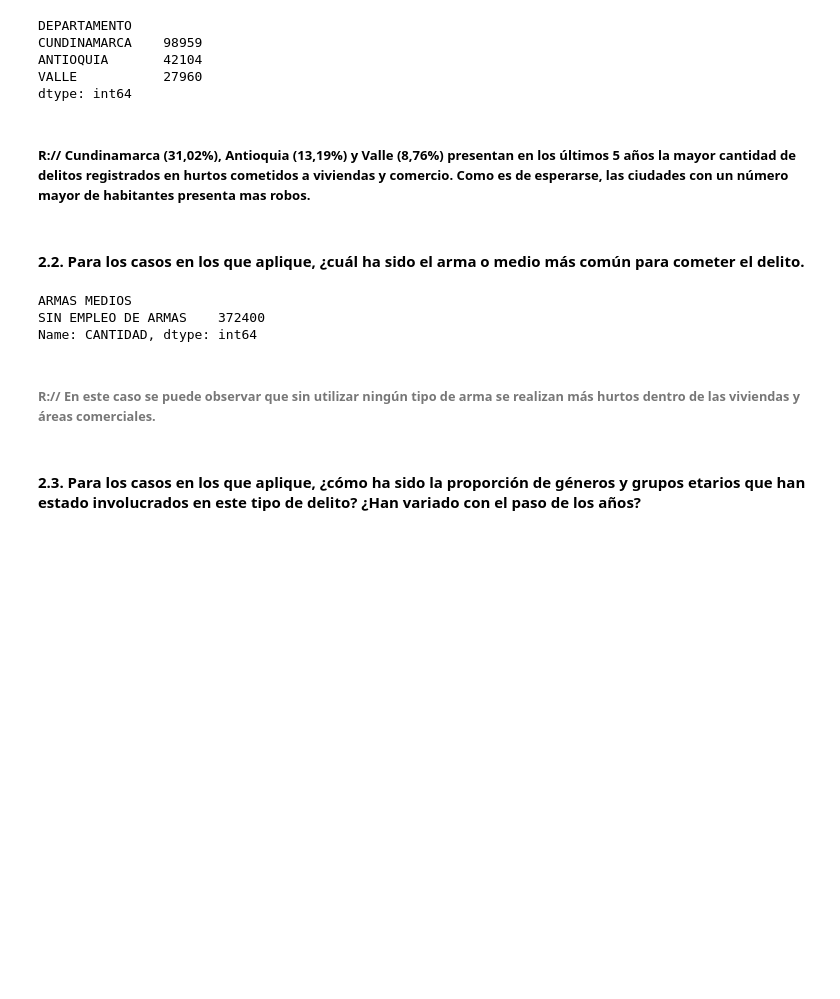
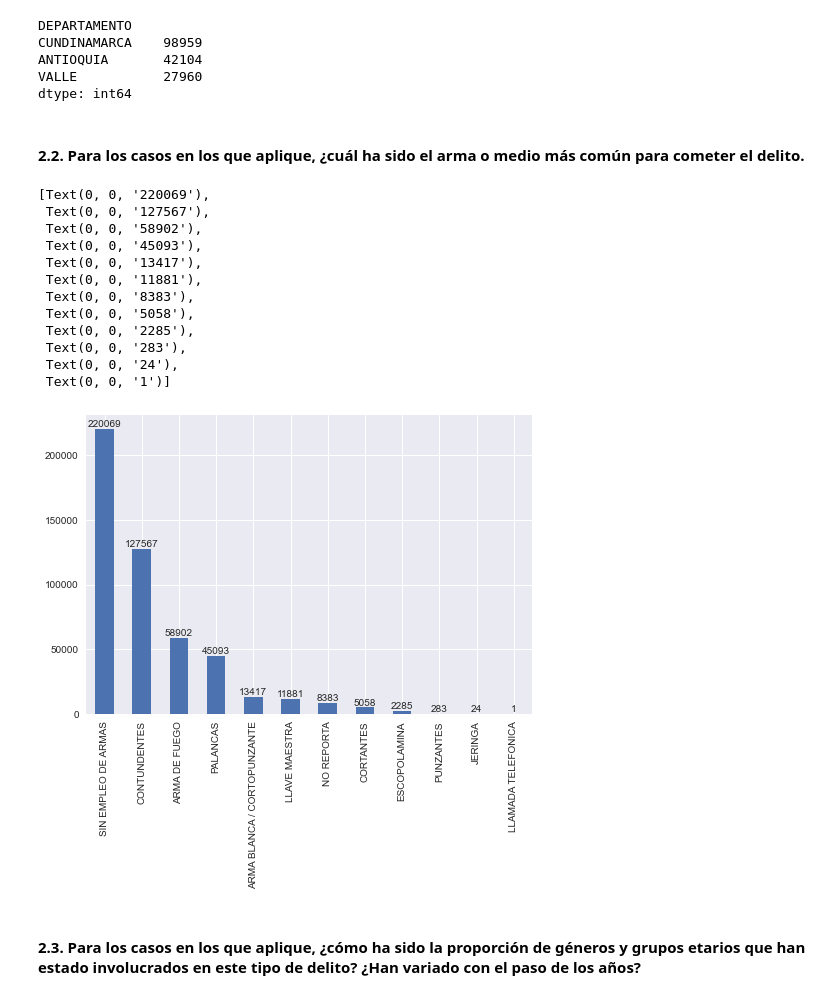
Before and after one commit to medina-al/GD_Taller_1, a Jupyter notebook: Punto 2/3. Hurto comercios y viviendas.ipynb, the cells around one changed output. Drawn from its saved outputs; the diff is of its cells as text; code cells hidden in the pictures; blank space fills up the shorter version.

```diff
--- a/Punto 2/3. Hurto comercios y viviendas.ipynb
+++ b/Punto 2/3. Hurto comercios y viviendas.ipynb
@@ -44,19 +44,28 @@ CUNDINAMARCA    98959
 ANTIOQUIA       42104
 VALLE           27960
 dtype: int64
-# %% [markdown]
-##### R:// Cundinamarca (31,02%), Antioquia (13,19%) y Valle (8,76%) presentan en los últimos 5 años la mayor cantidad de delitos registrados en  hurtos cometidos a viviendas y comercio. Como es de esperarse, las ciudades con un número mayor de habitantes presenta mas robos.
 # %% [markdown]
 #### 2.2. Para los casos en los que aplique, ¿cuál ha sido el arma o medio más común para cometer el delito.
 # %%
 ##Visualizamos aquellas armas-medios con las que más se cometen delitos
-comercio_df.groupby(['ARMAS MEDIOS'])['CANTIDAD'].apply(lambda x : x.astype(int).sum()).sort_values(ascending = False).head(1)
+armas_medios = comercio_df['ARMAS MEDIOS'].value_counts()
+armas_medios.sort_values(ascending=False,inplace=True)
+graph = armas_medios.plot.bar()
+graph.bar_label(graph.containers[0])
 # %% [output]
-ARMAS MEDIOS
-SIN EMPLEO DE ARMAS    372400
-Name: CANTIDAD, dtype: int64
+[Text(0, 0, '220069'),
+ Text(0, 0, '127567'),
+ Text(0, 0, '58902'),
+ Text(0, 0, '45093'),
+ Text(0, 0, '13417'),
+ Text(0, 0, '11881'),
+ Text(0, 0, '8383'),
+ Text(0, 0, '5058'),
+ Text(0, 0, '2285'),
+ Text(0, 0, '283'),
+ Text(0, 0, '24'),
+ Text(0, 0, '1')]
+[figure, added]
-# %% [markdown]
- ###### R:// En este caso se puede observar que sin utilizar ningún tipo de arma se realizan más hurtos dentro de las viviendas y áreas comerciales.
 # %% [markdown]
 #### 2.3. Para los casos en los que aplique, ¿cómo ha sido la proporción de géneros y grupos etarios que han estado involucrados en este tipo de delito? ¿Han variado con el paso de los años?
 # %%
```
Also changed, not shown: parts of 6 cells of this notebook, 4 other files.
